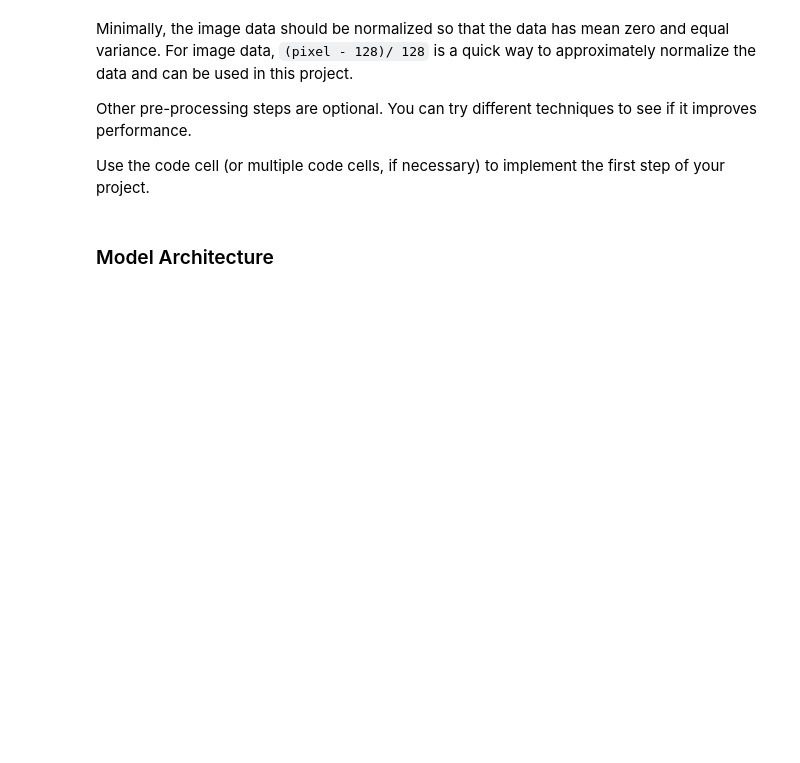
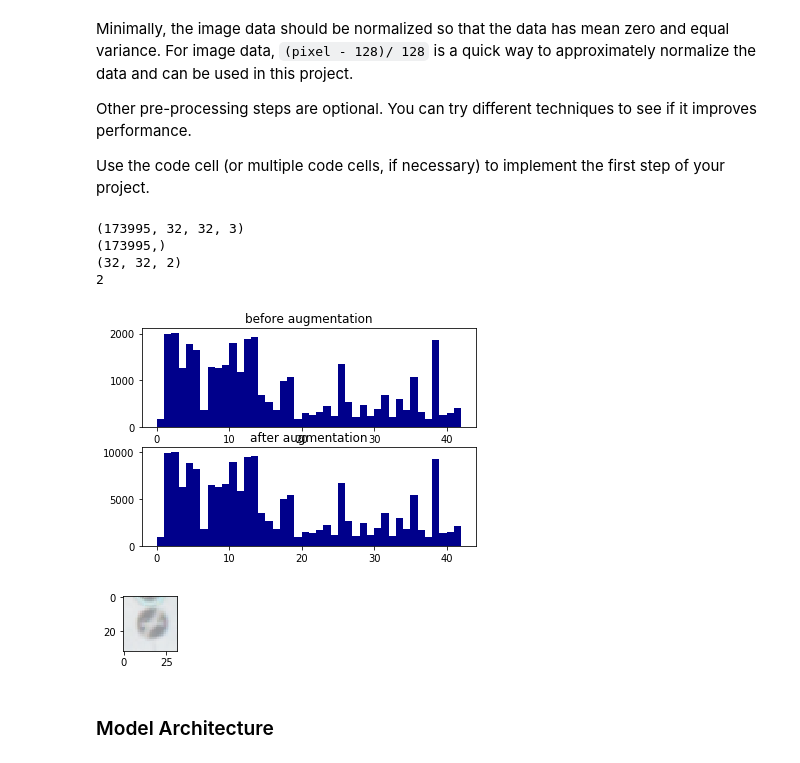
Before and after one commit to EmilePapillon/CarND-Traffic-Sign-Classifier-Project, a Jupyter notebook: Traffic_Sign_Classifier.ipynb, the cells around one changed output. Saved outputs shown, nothing was run; the diff lists cells and outputs as text; code cells hidden in the pictures; blank space fills up the shorter version.

```diff
--- a/Traffic_Sign_Classifier.ipynb
+++ b/Traffic_Sign_Classifier.ipynb
@@ -251,7 +250,7 @@ def add_gaussian_noise(X_imgs):
     return gaussian_noise_imgs
 
 #augment data set X_test
-augment_data = False
+augment_data = True
 if augment_data:
     X_train = np.append(X_train, translate_images(X_train), axis=0)
     #X_train = np.append(X_train, add_gaussian_noise(X_train), axis=0)
@@ -263,14 +262,39 @@ if append_test_data_to_training_set:
     y_train = np.append(y_train, y_test, axis = 0)
 
 #shuffle the resulting data
-X_train, y_train = shuffle(X_train, y_train)
+#X_train, y_train = shuffle(X_train, y_train)
 
 #downsample to 2000 samples at most per set
 
 #Normalize data sets
-X_train=Normalize(X_train)
-X_validation = Normalize(X_validation)
-X_test = Normalize(X_test)
+#X_train=Normalize(X_train)
+#X_validation = Normalize(X_validation)
+#X_test = Normalize(X_test)
+# %%
+print(X_train.shape)
+print(y_train.shape)
+
+bar_plot = plt.subplot(2,1,1)
+bar_plot.set_title('before augmentation')
+bar_plot.hist(train['labels'],bins=np.unique(train['labels']),histtype='stepfilled',color=['darkblue'])
+bar_plot = plt.subplot(2,1,2)
+bar_plot.set_title('after augmentation')
+bar_plot.hist(y_train,bins=np.unique(y_train),histtype='stepfilled',color=['darkblue'])
+
+index = random.randint(0, len(X_train))
+image = X_train[1].squeeze()
+print(X_train[1][:,:,-1:0:-1].shape)
+
+plt.figure(figsize=(1,1))
+plt.imshow(image)
+print(y_train[index])
+# %% [output]
+(173995, 32, 32, 3)
+(173995,)
+(32, 32, 2)
+2
+[figure, added]
+[figure, added]
 # %%
 #plt.hist(y_train,bins=np.unique(y_train),histtype='stepfilled',color=['darkblue'])
 if augment_data :
```
Also changed, not shown: parts of 10 cells of this notebook, 3 other files.
